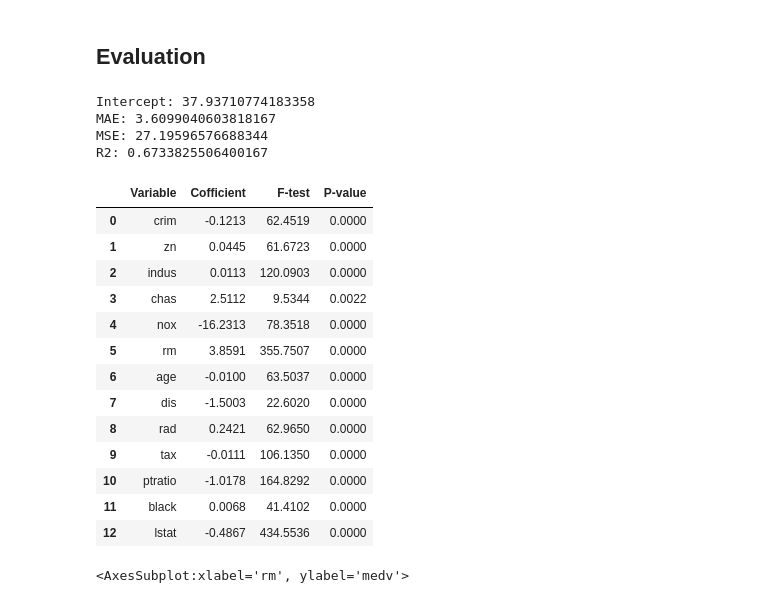
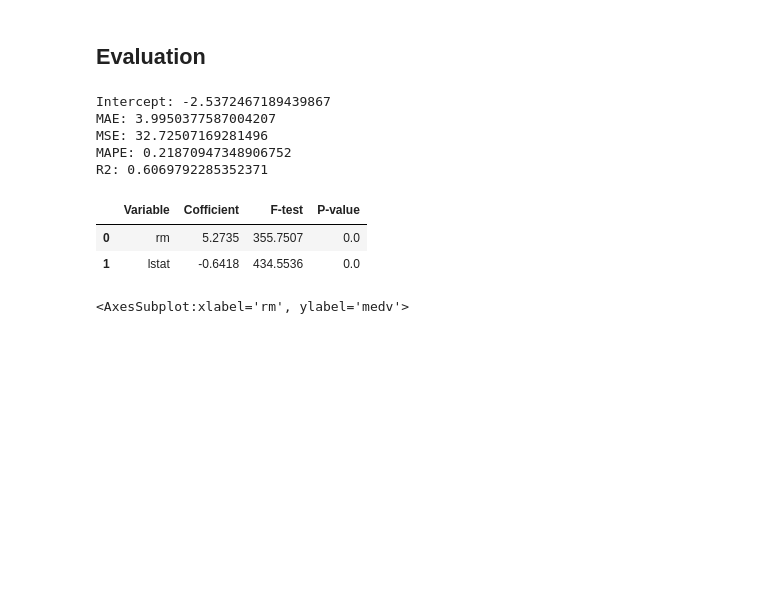
Before and after one commit to Kodesiana/book-ml-python, a Jupyter notebook: jupyter/regression_linear.ipynb, the cells around one changed output. Saved outputs shown, nothing was run; the diff lists cells and outputs as text; code cells hidden in the pictures; blank space fills up the shorter version.

```diff
--- a/jupyter/regression_linear.ipynb
+++ b/jupyter/regression_linear.ipynb
@@ -91,7 +89,7 @@ plt.tight_layout()
 ## Data Preparation
 # %%
 # Memisahkan features dan label
-X = df.iloc[:, :-1].values
+X = df[["rm", "lstat"]].values
 y = df.iloc[:, -1].values
 # %%
 # Bagi data latih dan uji
@@ -109,38 +107,29 @@ LinearRegression()
 # %%
 # Melakukan prediksi dan menampilkan statistik
 y_pred = regressor.predict(X_test)
 
 print("Intercept:", regressor.intercept_)
 print("MAE:", mean_absolute_error(y_test, y_pred))
 print("MSE:", mean_squared_error(y_test, y_pred))
+print("MAPE:", mean_absolute_percentage_error(y_test, y_pred))
 print("R2:", r2_score(y_test, y_pred))
 
 f, p = f_regression(X_train, y_train)
 pd.DataFrame({
-    "Variable": df.columns[:-1],
+    "Variable": ["rm", "lstat"],
     "Cofficient": np.round(regressor.coef_, 4),
     "F-test": np.round(f, 4),
     "P-value": np.round(p, 4)
 })
 # %% [output]
-Intercept: 37.93710774183358
-MAE: 3.6099040603818167
-MSE: 27.19596576688344
-R2: 0.6733825506400167
+Intercept: -2.5372467189439867
+MAE: 3.9950377587004207
+MSE: 32.72507169281496
+MAPE: 0.21870947348906752
+R2: 0.6069792285352371
 |  | Variable | Cofficient | F-test | P-value |
-| 0 | crim | -0.1213 | 62.4519 | 0.0000 |
-| 1 | zn | 0.0445 | 61.6723 | 0.0000 |
-| 2 | indus | 0.0113 | 120.0903 | 0.0000 |
-| 3 | chas | 2.5112 | 9.5344 | 0.0022 |
-| 4 | nox | -16.2313 | 78.3518 | 0.0000 |
-| 5 | rm | 3.8591 | 355.7507 | 0.0000 |
-| 6 | age | -0.0100 | 63.5037 | 0.0000 |
-| 7 | dis | -1.5003 | 22.6020 | 0.0000 |
-| 8 | rad | 0.2421 | 62.9650 | 0.0000 |
-| 9 | tax | -0.0111 | 106.1350 | 0.0000 |
-| 10 | ptratio | -1.0178 | 164.8292 | 0.0000 |
-| 11 | black | 0.0068 | 41.4102 | 0.0000 |
-| 12 | lstat | -0.4867 | 434.5536 | 0.0000 |
+| 0 | rm | 5.2735 | 355.7507 | 0.0 |
+| 1 | lstat | -0.6418 | 434.5536 | 0.0 |
 # %%
 # Membuat plot
 sns.regplot(data=df, x="rm", y="medv")
```
Also changed, not shown: parts of 4 cells of this notebook.
